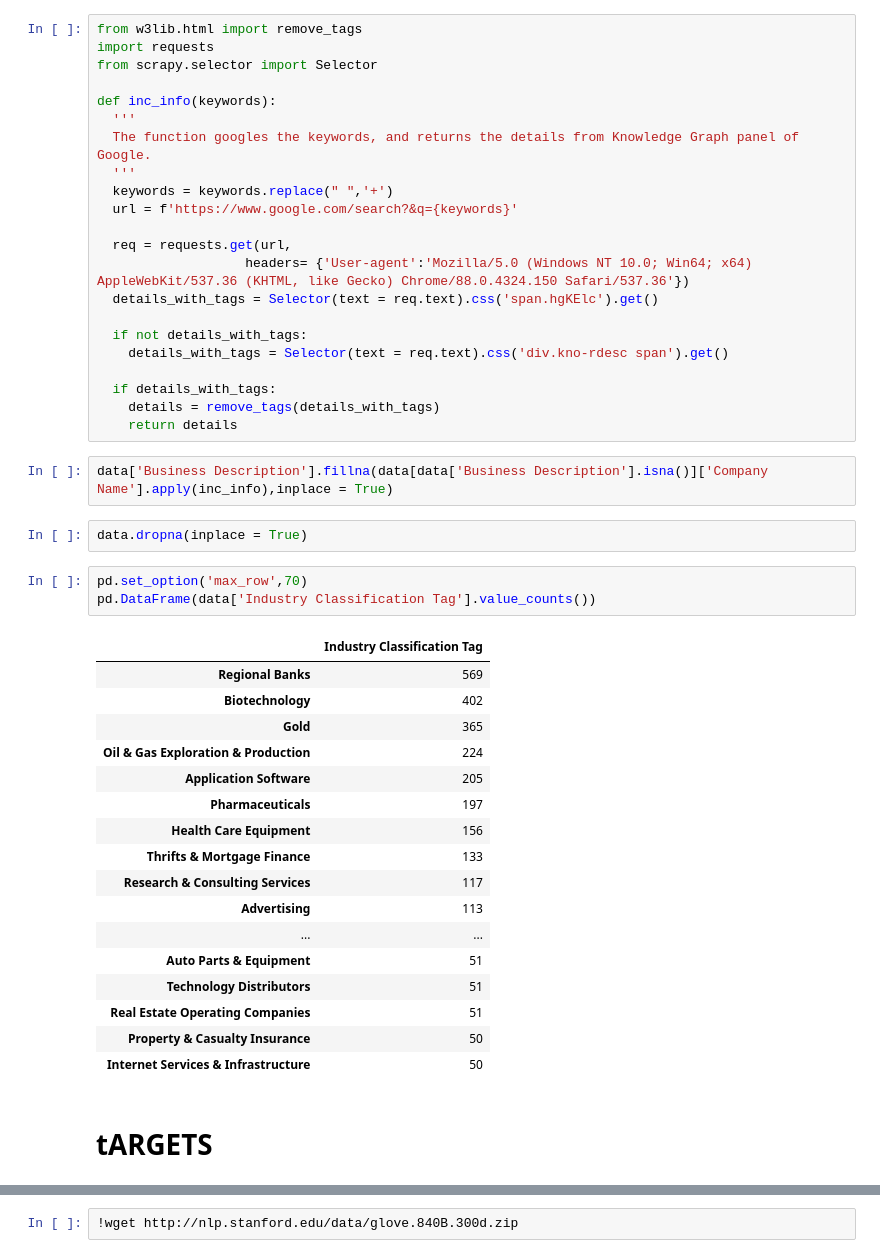
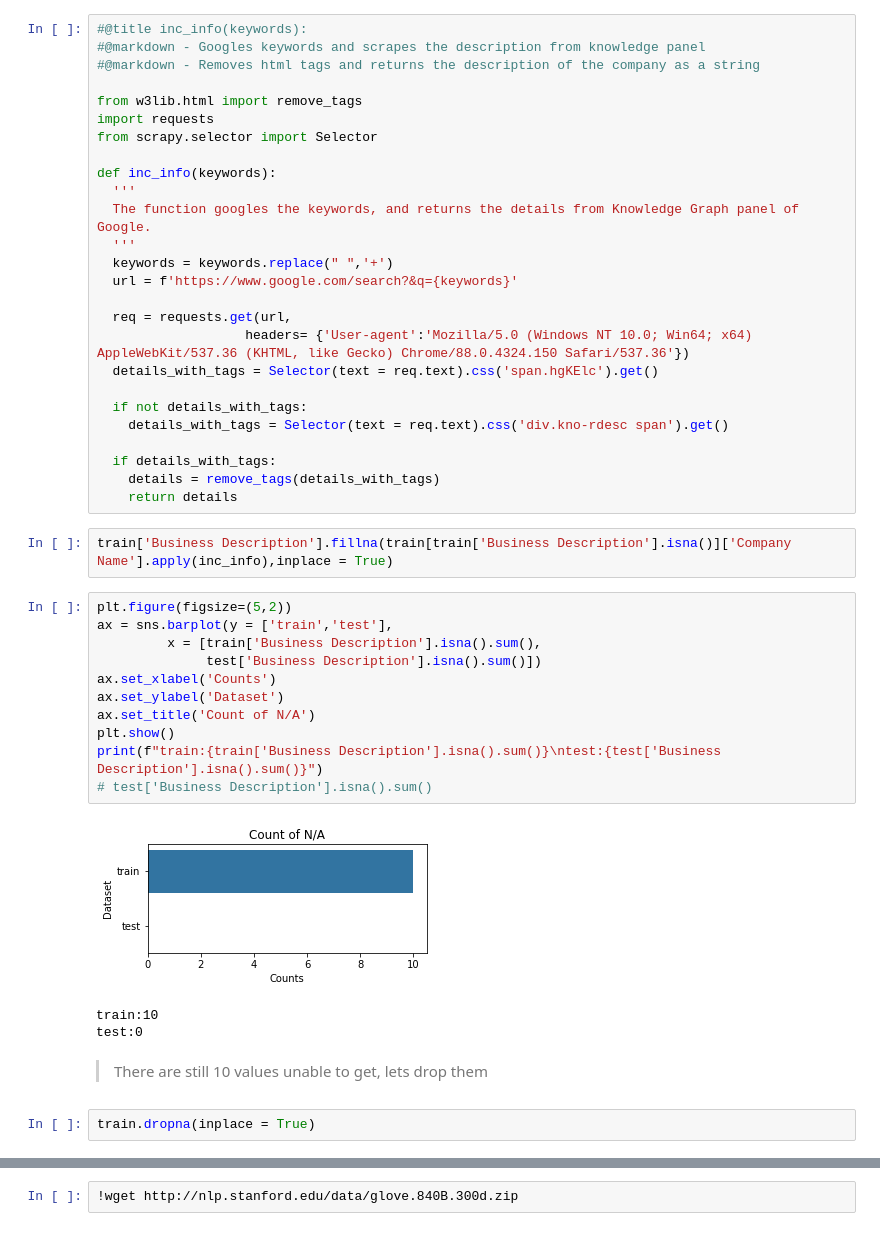
Before and after one commit to AmbiTyga/73String, a Jupyter notebook: 73String.ipynb, the cells around one changed output, grey strips where cells are left out. Saved outputs shown, nothing was run; the diff lists cells and outputs as text.

```diff
--- a/73String.ipynb
+++ b/73String.ipynb
@@ -50,4 +42,8 @@ array(['Advertising', 'Aerospace & Defense', 'Apparel Retail',
 # %%
+#@title inc_info(keywords):
+#@markdown - Googles keywords and scrapes the description from knowledge panel
+#@markdown - Removes html tags and returns the description of the company as a string
+
 from w3lib.html import remove_tags
 import requests
 from scrapy.selector import Selector
@@ -70,29 +66,23 @@ def inc_info(keywords):
     details = remove_tags(details_with_tags)
     return details
 # %%
-data['Business Description'].fillna(data[data['Business Description'].isna()]['Company Name'].apply(inc_info),inplace = True)
+train['Business Description'].fillna(train[train['Business Description'].isna()]['Company Name'].apply(inc_info),inplace = True)
+# %%
+plt.figure(figsize=(5,2))
+ax = sns.barplot(y = ['train','test'],
+         x = [train['Business Description'].isna().sum(),
+              test['Business Description'].isna().sum()])
+ax.set_xlabel('Counts')
+ax.set_ylabel('Dataset')
+ax.set_title('Count of N/A')
+plt.show()
+print(f"train:{train['Business Description'].isna().sum()}\ntest:{test['Business Description'].isna().sum()}")
+# test['Business Description'].isna().sum()
+# %% [output]
+[figure, added]
+train:10
+test:0
+# %% [markdown]
+> There are still 10 values unable to get, lets drop them
 # %%
-data.dropna(inplace = True)
+train.dropna(inplace = True)
-# %%
-pd.set_option('max_row',70)
-pd.DataFrame(data['Industry Classification Tag'].value_counts())
-# %% [output]
-|  | Industry Classification Tag |
-| Regional Banks | 569 |
-| Biotechnology | 402 |
-| Gold | 365 |
-| Oil & Gas Exploration & Production | 224 |
-| Application Software | 205 |
-| Pharmaceuticals | 197 |
-| Health Care Equipment | 156 |
-| Thrifts & Mortgage Finance | 133 |
-| Research & Consulting Services | 117 |
-| Advertising | 113 |
-| ... | ... |
-| Auto Parts & Equipment | 51 |
-| Technology Distributors | 51 |
-| Real Estate Operating Companies | 51 |
-| Property & Casualty Insurance | 50 |
-| Internet Services & Infrastructure | 50 |
-# %% [markdown]
-# tARGETS
```
Also changed, not shown: parts of 34 cells of this notebook.
